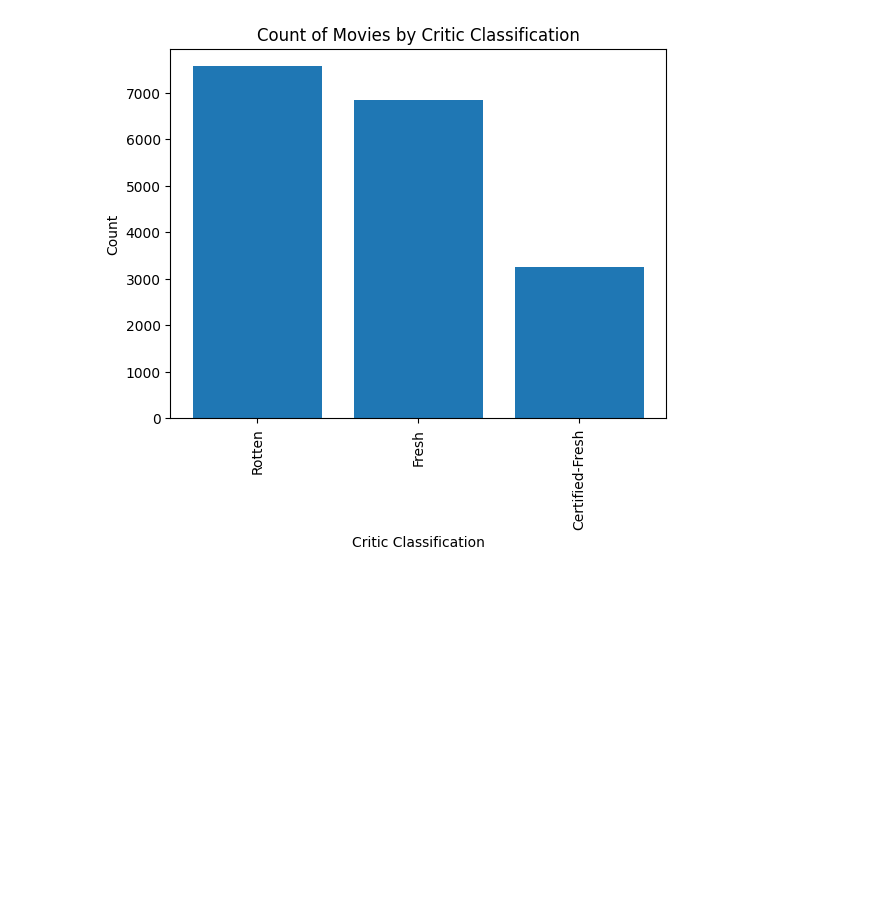
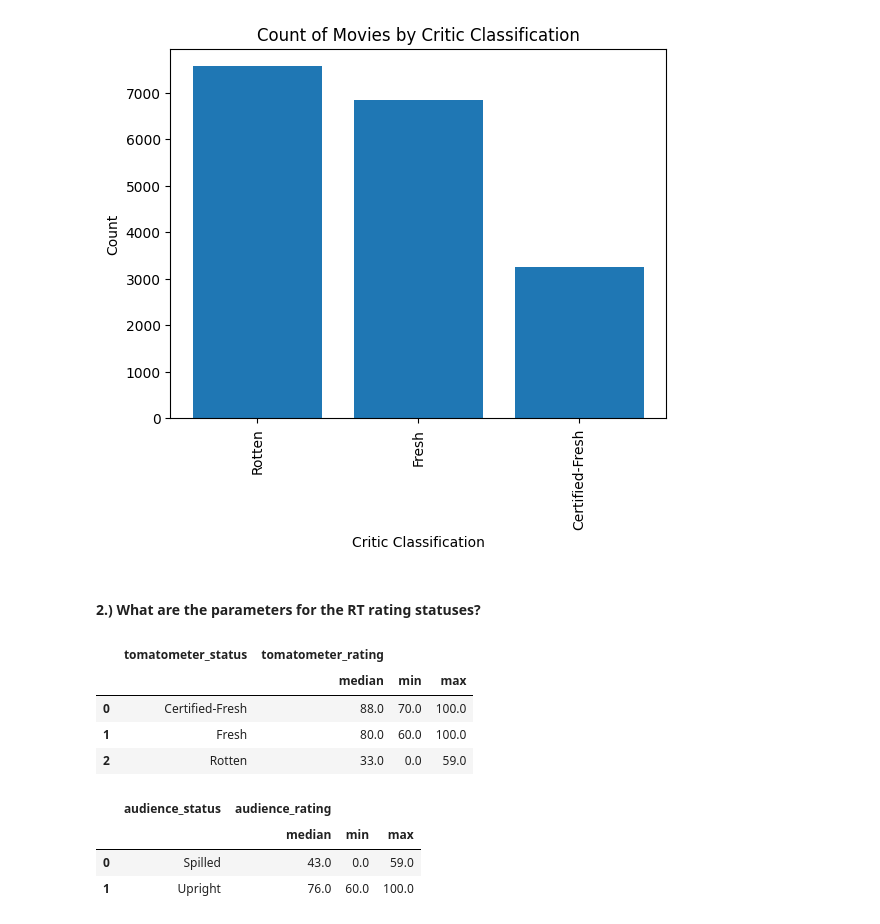
Before and after one commit to statzenthusiast921/rotten-tomatoes-analysis, a Jupyter notebook: notebooks/Rotten Tomatoes EDA 01.16.23.ipynb, the cells around one changed output. Saved outputs shown, nothing was run; the diff lists cells and outputs as text; code cells hidden in the pictures; blank space fills up the shorter version.

Commit message:
more tables

```diff
--- a/notebooks/Rotten Tomatoes EDA 01.16.23.ipynb
+++ b/notebooks/Rotten Tomatoes EDA 01.16.23.ipynb
@@ -107,3 +141,28 @@ make_bar_chart_from_frequencies(
 )
 # %% [output]
 [figure]
+# %% [markdown]
+#### 2.) What are the parameters for the RT rating statuses?
+# %%
+#Critic rating metrics
+tomato_df = df.groupby(['tomatometer_status'], as_index=False).agg({
+    'tomatometer_rating': ['median','min','max']
+})
+tomato_df.head()
+# %% [output]
+|  | tomatometer_status | tomatometer_rating |  |  |
+|  |  | median | min | max |
+| 0 | Certified-Fresh | 88.0 | 70.0 | 100.0 |
+| 1 | Fresh | 80.0 | 60.0 | 100.0 |
+| 2 | Rotten | 33.0 | 0.0 | 59.0 |
+# %%
+#Audience rating metrics
+tomato_df = df.groupby(['audience_status'], as_index=False).agg({
+    'audience_rating': ['median','min','max']
+})
+tomato_df.head()
+# %% [output]
+|  | audience_status | audience_rating |  |  |
+|  |  | median | min | max |
+| 0 | Spilled | 43.0 | 0.0 | 59.0 |
+| 1 | Upright | 76.0 | 60.0 | 100.0 |
```
Also changed, not shown: parts of 10 cells of this notebook.
